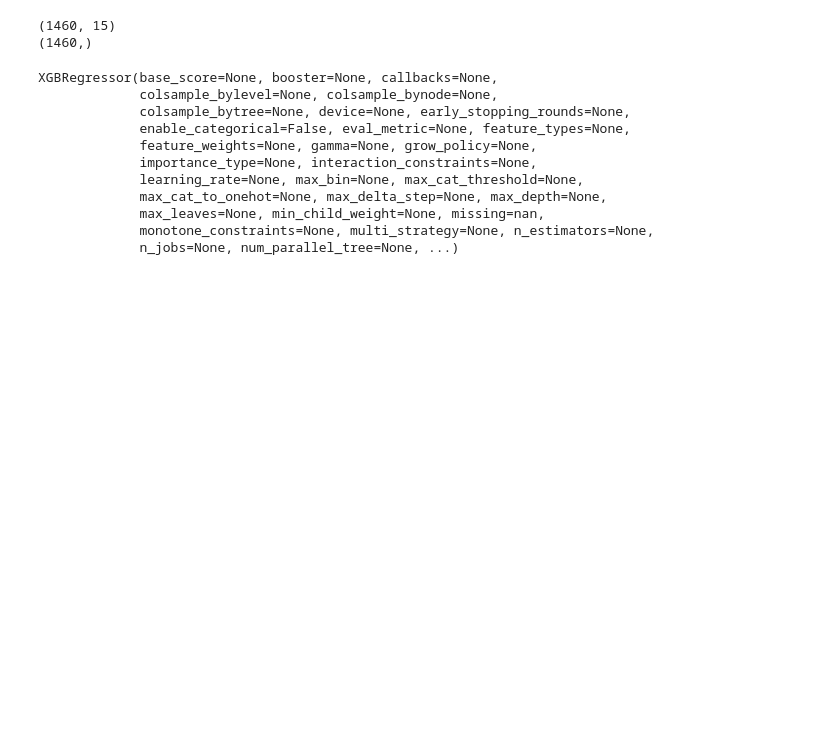
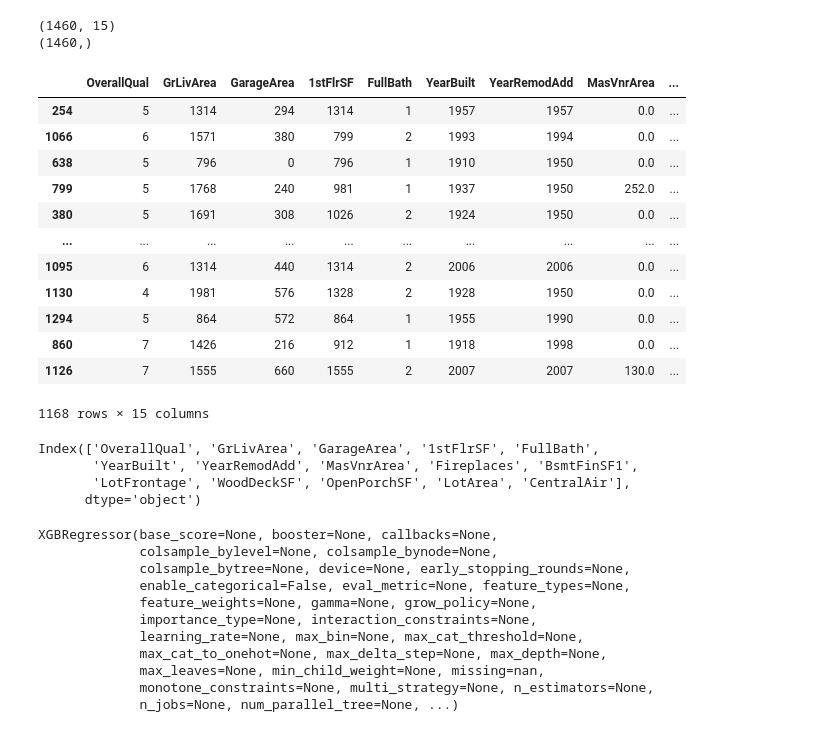
Before and after one commit to ayasaberw2024-lang/House_price_streamlit_Deployment-, a Jupyter notebook: House_price_.ipynb, the cells around one changed output. Saved outputs shown, nothing was run; the diff lists cells and outputs as text; code cells hidden in the pictures; blank space fills up the shorter version.

```diff
--- a/House_price_.ipynb
+++ b/House_price_.ipynb
@@ -375,6 +375,29 @@ print(y.shape)
 # %%
 #train _ Test_split
 X_train, X_test, y_train, y_test = train_test_split(X,y,test_size=0.2, random_state=42)
+# %%
+X_train
+# %% [output]
+|  | OverallQual | GrLivArea | GarageArea | 1stFlrSF | FullBath | YearBuilt | YearRemodAdd | MasVnrArea | ... |
+| 254 | 5 | 1314 | 294 | 1314 | 1 | 1957 | 1957 | 0.0 | ... |
+| 1066 | 6 | 1571 | 380 | 799 | 2 | 1993 | 1994 | 0.0 | ... |
+| 638 | 5 | 796 | 0 | 796 | 1 | 1910 | 1950 | 0.0 | ... |
+| 799 | 5 | 1768 | 240 | 981 | 1 | 1937 | 1950 | 252.0 | ... |
+| 380 | 5 | 1691 | 308 | 1026 | 2 | 1924 | 1950 | 0.0 | ... |
+| ... | ... | ... | ... | ... | ... | ... | ... | ... | ... |
+| 1095 | 6 | 1314 | 440 | 1314 | 2 | 2006 | 2006 | 0.0 | ... |
+| 1130 | 4 | 1981 | 576 | 1328 | 2 | 1928 | 1950 | 0.0 | ... |
+| 1294 | 5 | 864 | 572 | 864 | 1 | 1955 | 1990 | 0.0 | ... |
+| 860 | 7 | 1426 | 216 | 912 | 1 | 1918 | 1998 | 0.0 | ... |
+| 1126 | 7 | 1555 | 660 | 1555 | 2 | 2007 | 2007 | 130.0 | ... |
+1168 rows × 15 columns
+# %%
+X_train.columns
+# %% [output]
+Index(['OverallQual', 'GrLivArea', 'GarageArea', '1stFlrSF', 'FullBath',
+       'YearBuilt', 'YearRemodAdd', 'MasVnrArea', 'Fireplaces', 'BsmtFinSF1',
+       'LotFrontage', 'WoodDeckSF', 'OpenPorchSF', 'LotArea', 'CentralAir'],
+      dtype='object')
 # %%
 #modeling
 XG_model=XGBRegressor()
```
Also changed, not shown: parts of 1 cell of this notebook, 1 other file.
